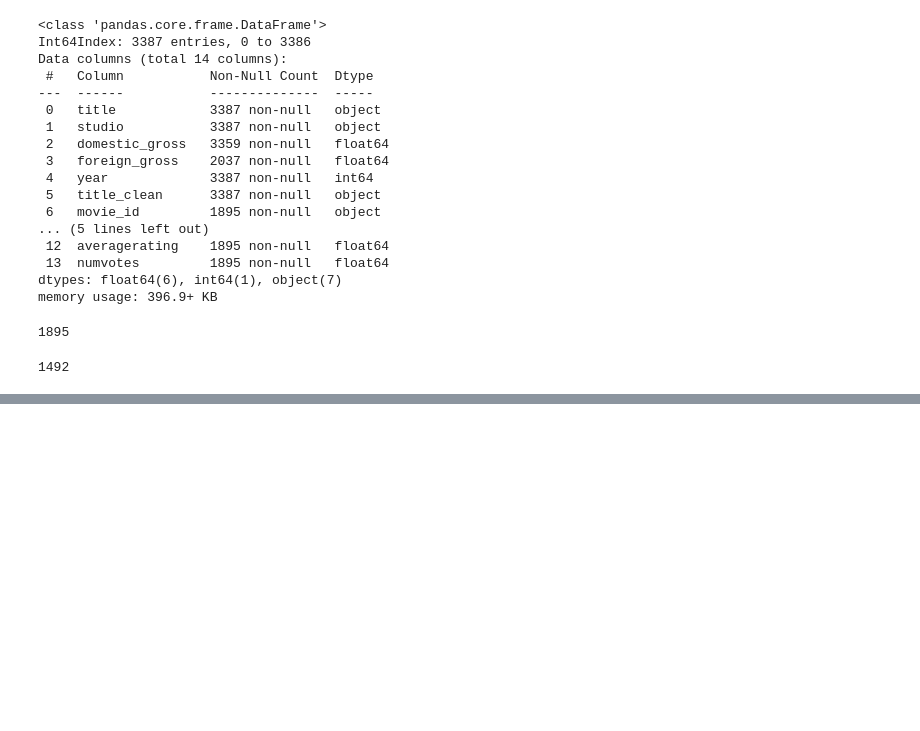
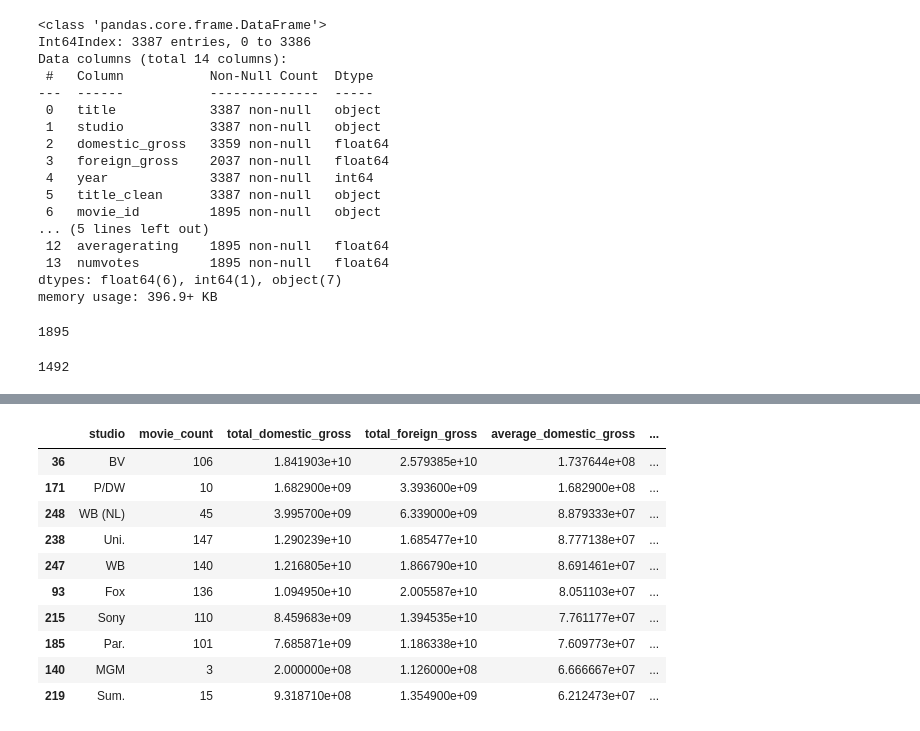
Before and after one commit to oliverkiplagat/Studio_Launch-Pad, a Jupyter notebook: student.ipynb, the cells around one changed output, grey strips where cells are left out. Saved outputs shown, nothing was run; the diff lists cells and outputs as text; code cells hidden in the pictures; blank space fills up the shorter version.

Commit message:
Create studio-level box office aggregation

```diff
--- a/student.ipynb
+++ b/student.ipynb
@@ -1123,0 +1142,16 @@ bom_imdb_final["averagerating"].isna().sum()
+# %%
+# Aggregate box-office performance by studio
+studio_summary = (
+    bom_imdb_final
+    .groupby("studio")
+    .agg(
+        movie_count=("title", "count"),
+        total_domestic_gross=("domestic_gross", "sum"),
+        total_foreign_gross=("foreign_gross", "sum"),
+        average_domestic_gross=("domestic_gross", "mean"),
+        average_foreign_gross=("foreign_gross", "mean")
+    )
+    .reset_index()
+)
+
+studio_summary.head()
@@ -1123,0 +1173,20 @@ bom_imdb_final["averagerating"].isna().sum()
+# %%
+# Rank studios by average domestic gross
+top_studios = studio_summary.sort_values(
+    "average_domestic_gross",
+    ascending=False
+)
+
+top_studios.head(10)
+# %% [output]
+|  | studio | movie_count | total_domestic_gross | total_foreign_gross | average_domestic_gross | ... |
+| 36 | BV | 106 | 1.841903e+10 | 2.579385e+10 | 1.737644e+08 | ... |
+| 171 | P/DW | 10 | 1.682900e+09 | 3.393600e+09 | 1.682900e+08 | ... |
+| 248 | WB (NL) | 45 | 3.995700e+09 | 6.339000e+09 | 8.879333e+07 | ... |
+| 238 | Uni. | 147 | 1.290239e+10 | 1.685477e+10 | 8.777138e+07 | ... |
+| 247 | WB | 140 | 1.216805e+10 | 1.866790e+10 | 8.691461e+07 | ... |
+| 93 | Fox | 136 | 1.094950e+10 | 2.005587e+10 | 8.051103e+07 | ... |
+| 215 | Sony | 110 | 8.459683e+09 | 1.394535e+10 | 7.761177e+07 | ... |
+| 185 | Par. | 101 | 7.685871e+09 | 1.186338e+10 | 7.609773e+07 | ... |
+| 140 | MGM | 3 | 2.000000e+08 | 1.126000e+08 | 6.666667e+07 | ... |
+| 219 | Sum. | 15 | 9.318710e+08 | 1.354900e+09 | 6.212473e+07 | ... |
```
Also changed, not shown: parts of 4 cells of this notebook.
